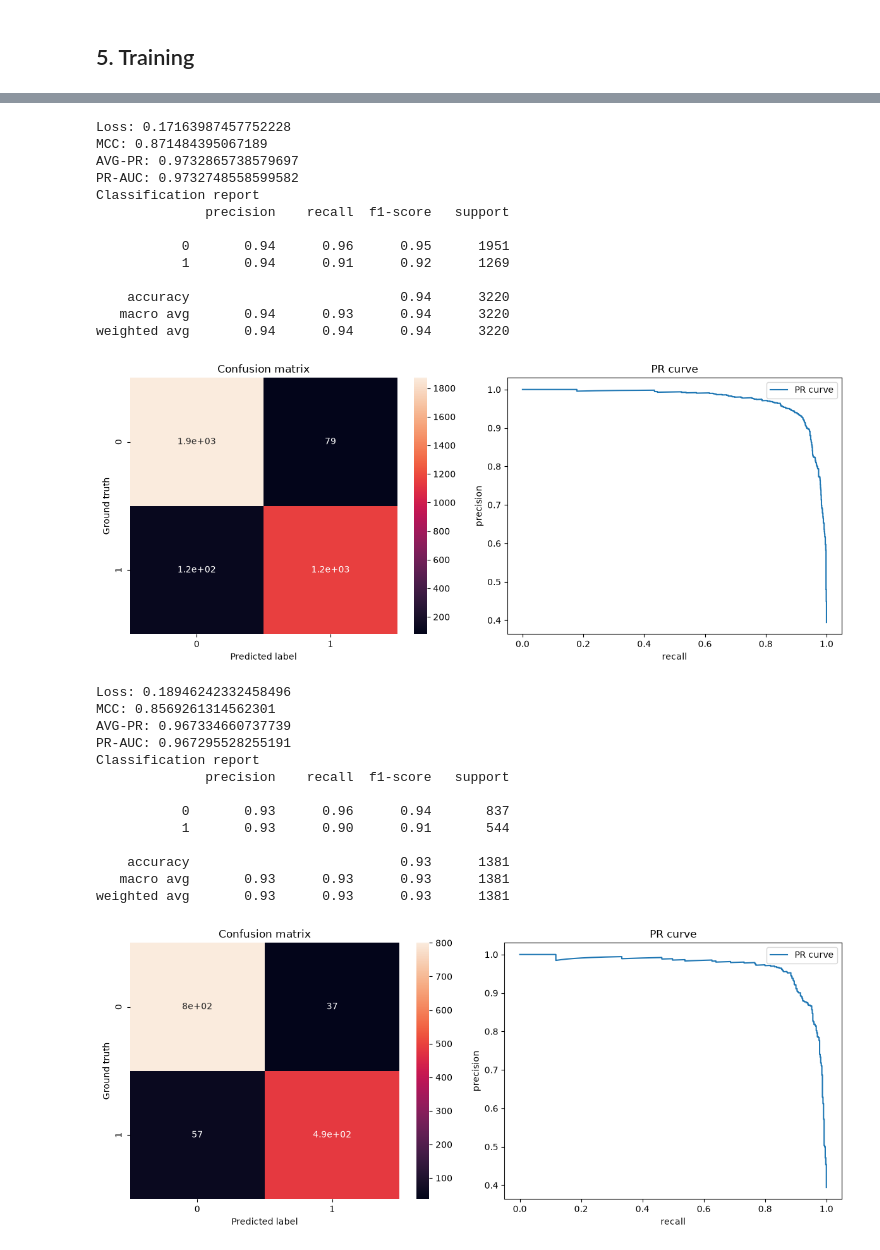
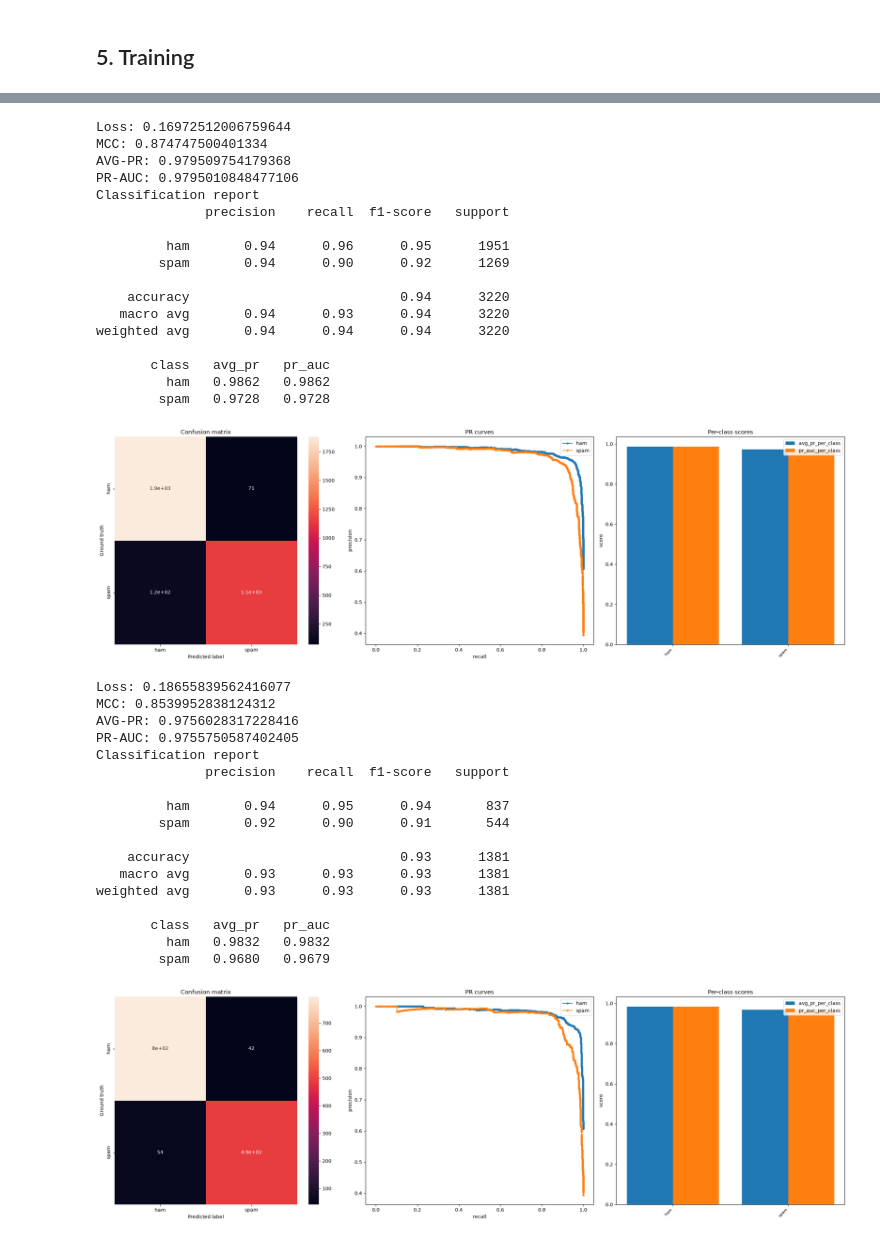
Before and after one commit to KpihX/lab, a Jupyter notebook: nbs/kaggle/Kaggle.ipynb, the cells around one changed output, grey strips where cells are left out. Drawn from its saved outputs; the diff is of its cells as text; code cells hidden in the pictures.

```diff
--- a/nbs/kaggle/Kaggle.ipynb
+++ b/nbs/kaggle/Kaggle.ipynb
@@ -469,43 +477,51 @@ plt.tight_layout()
 # %%
 mlp_model.eval()
 with torch.no_grad():
     y_train_probas = mlp_model(x_train_t).cpu().numpy()
     y_test_probas = mlp_model(x_test_t).cpu().numpy()
 
 y_train_pred = y_train_probas >= 0.5
 y_test_pred = y_test_probas >= 0.5
 
-res_mlp_train, axs_mlp_train = pred_eval(y_train, y_train_pred, y_train_probas, labels=[0, 1])
-res_mlp_test, axs_mlp_test = pred_eval(y_test, y_test_pred, y_test_probas, labels=[0, 1])
+res_mlp_train, axs_mlp_train = class_eval(y_train, y_train_pred, y_train_probas, classes=["ham", "spam"])
+res_mlp_test, axs_mlp_test = class_eval(y_test, y_test_pred, y_test_probas, classes=["ham", "spam"])
 # %% [output]
-Loss: 0.17163987457752228
-MCC: 0.871484395067189
-AVG-PR: 0.9732865738579697
-PR-AUC: 0.9732748558599582
+Loss: 0.16972512006759644
+MCC: 0.874747500401334
+AVG-PR: 0.979509754179368
+PR-AUC: 0.9795010848477106
 Classification report
               precision    recall  f1-score   support
 
-           0       0.94      0.96      0.95      1951
-           1       0.94      0.91      0.92      1269
+         ham       0.94      0.96      0.95      1951
+        spam       0.94      0.90      0.92      1269
 
     accuracy                           0.94      3220
    macro avg       0.94      0.93      0.94      3220
 weighted avg       0.94      0.94      0.94      3220
+
+       class   avg_pr   pr_auc
+         ham   0.9862   0.9862
+        spam   0.9728   0.9728
-[figure, old version]
+[figure, new version]
-Loss: 0.18946242332458496
-MCC: 0.8569261314562301
-AVG-PR: 0.967334660737739
-PR-AUC: 0.967295528255191
+Loss: 0.18655839562416077
+MCC: 0.8539952838124312
+AVG-PR: 0.9756028317228416
+PR-AUC: 0.9755750587402405
 Classification report
               precision    recall  f1-score   support
 
-           0       0.93      0.96      0.94       837
-           1       0.93      0.90      0.91       544
+         ham       0.94      0.95      0.94       837
+        spam       0.92      0.90      0.91       544
 
     accuracy                           0.93      1381
    macro avg       0.93      0.93      0.93      1381
 weighted avg       0.93      0.93      0.93      1381
+
+       class   avg_pr   pr_auc
+         ham   0.9832   0.9832
+        spam   0.9680   0.9679
-[figure, old version]
+[figure, new version]
 # %%
 model_path = Context.resolve(Path("assets/outputs/spam_classifier.pt"))
 model_path.parent.mkdir(parents=True, exist_ok=True)
```
Also changed, not shown: parts of 5 cells of this notebook, 23 other files.
